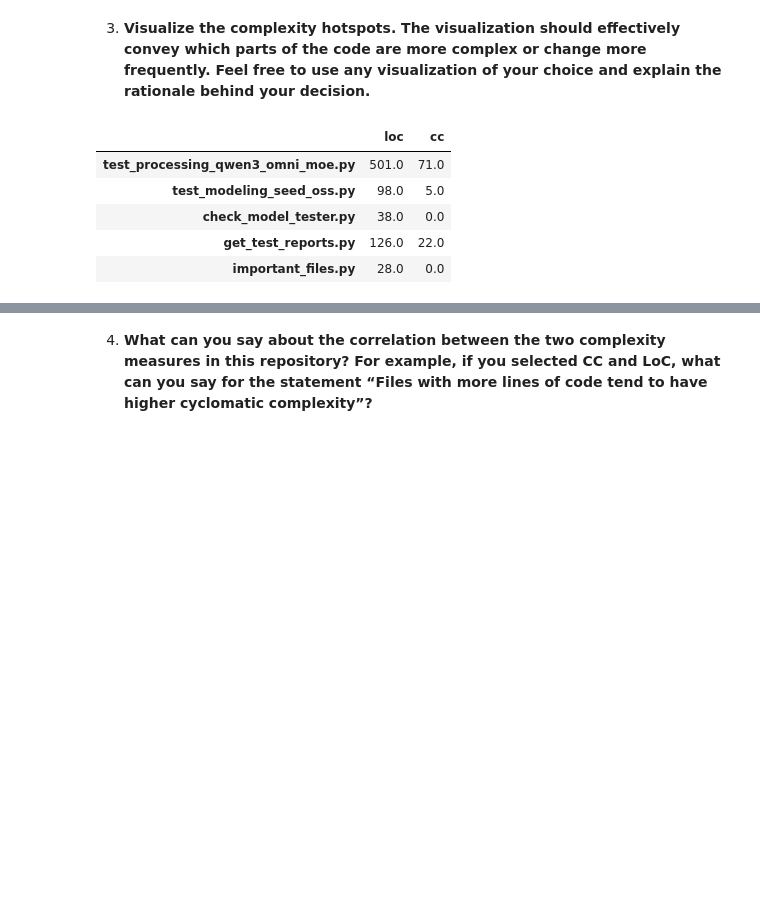
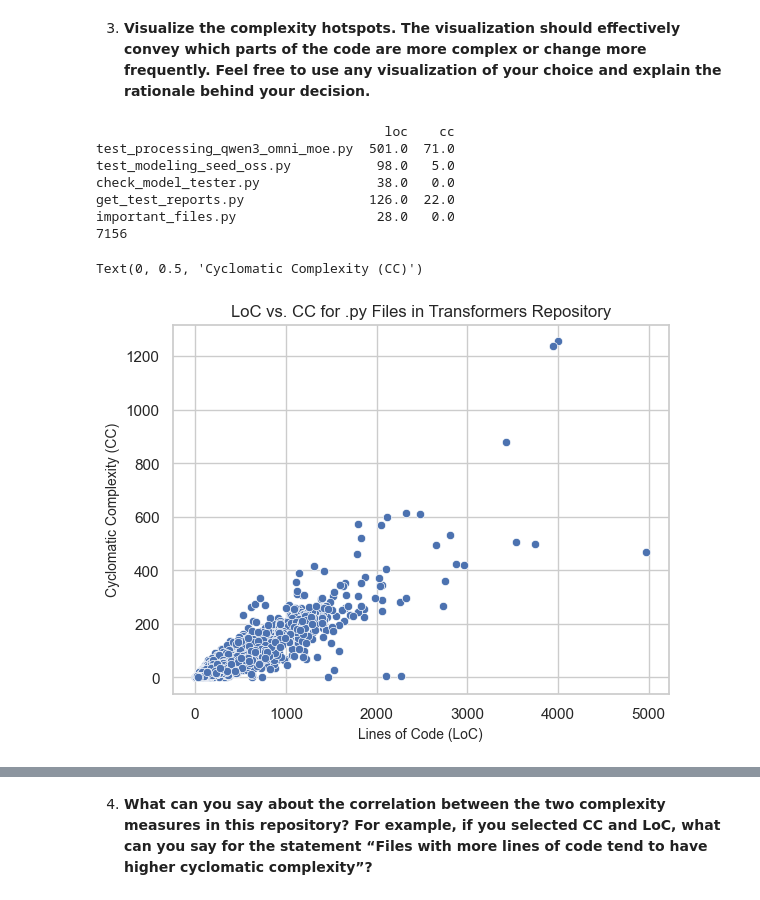
Before and after one commit to dominic-tobler/fss-group-dorech-FSS_SE_Sheet_1, a Jupyter notebook: sample.ipynb, the cells around one changed output, grey strips where cells are left out. Drawn from its saved outputs; the diff is of its cells as text; code cells hidden in the pictures; blank space fills up the shorter version.

```diff
--- a/sample.ipynb
+++ b/sample.ipynb
@@ -235,12 +235,20 @@ with open("complexity_metrics.json", "w") as f:
 3. <b>Visualize the complexity hotspots. The visualization should effectively convey which parts of the code are more complex or change more frequently. Feel free to use any visualization of your choice and explain the rationale behind your decision.</b>
 # %%
 df_py_files = pd.DataFrame.from_dict(py_files, orient='index')
+print(df_py_files.tail(5))
+print(df_py_files.size)
 sns.set_theme(style="whitegrid")
-df_py_files.tail(5)
+ax = sns.scatterplot(data=df_py_files, x="loc", y="cc")
+ax.set_title('LoC vs. CC for .py Files in Transformers Repository')
+ax.set_xlabel('Lines of Code (LoC)', fontsize=10)
+ax.set_ylabel('Cyclomatic Complexity (CC)', fontsize=10)
 # %% [output]
-|  | loc | cc |
-| test_processing_qwen3_omni_moe.py | 501.0 | 71.0 |
-| test_modeling_seed_oss.py | 98.0 | 5.0 |
-| check_model_tester.py | 38.0 | 0.0 |
-| get_test_reports.py | 126.0 | 22.0 |
-| important_files.py | 28.0 | 0.0 |
+                                     loc    cc
+test_processing_qwen3_omni_moe.py  501.0  71.0
+test_modeling_seed_oss.py           98.0   5.0
+check_model_tester.py               38.0   0.0
+get_test_reports.py                126.0  22.0
+important_files.py                  28.0   0.0
+7156
+Text(0, 0.5, 'Cyclomatic Complexity (CC)')
+[figure, added]
```
Also changed, not shown: parts of 2 cells of this notebook.
